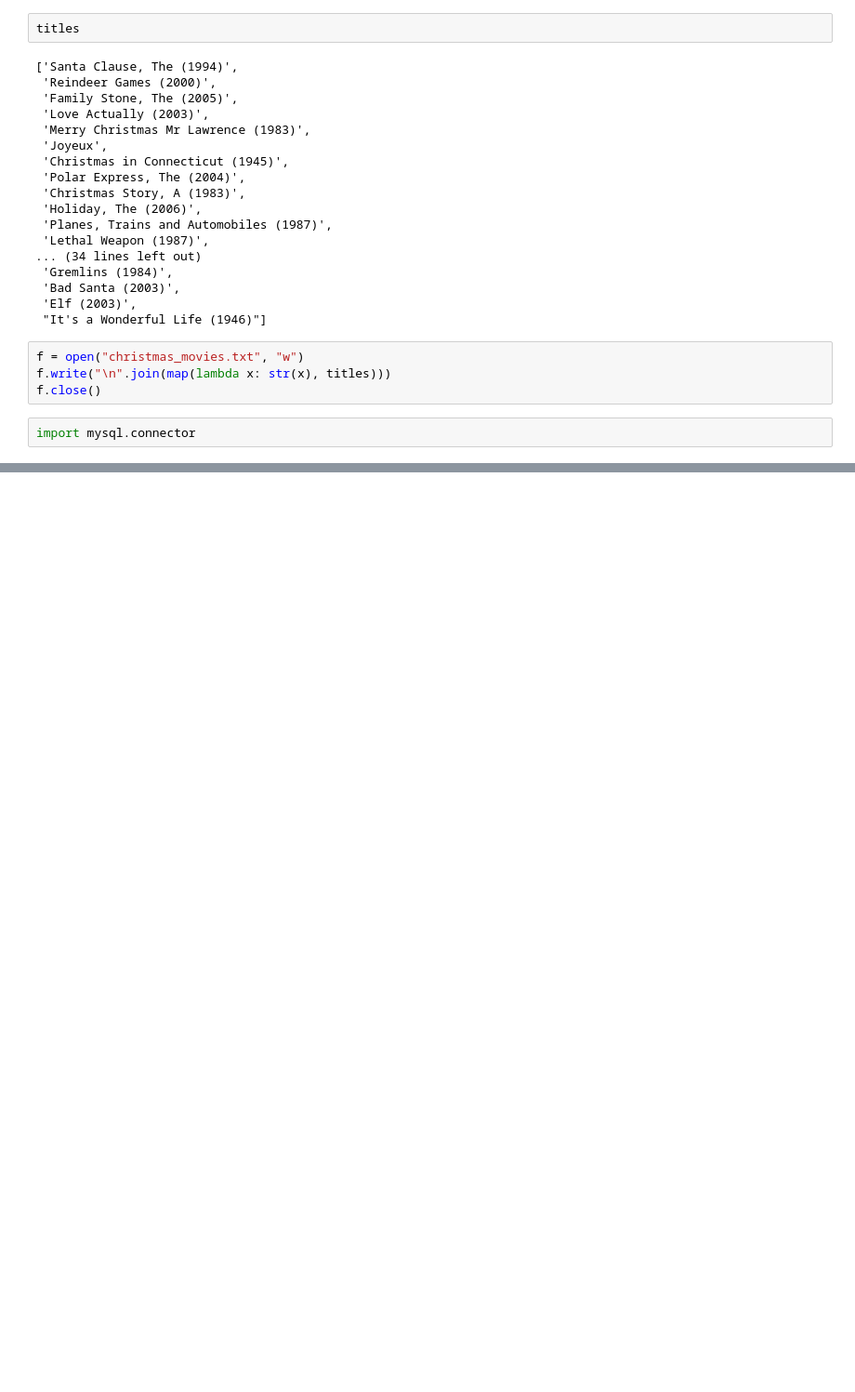
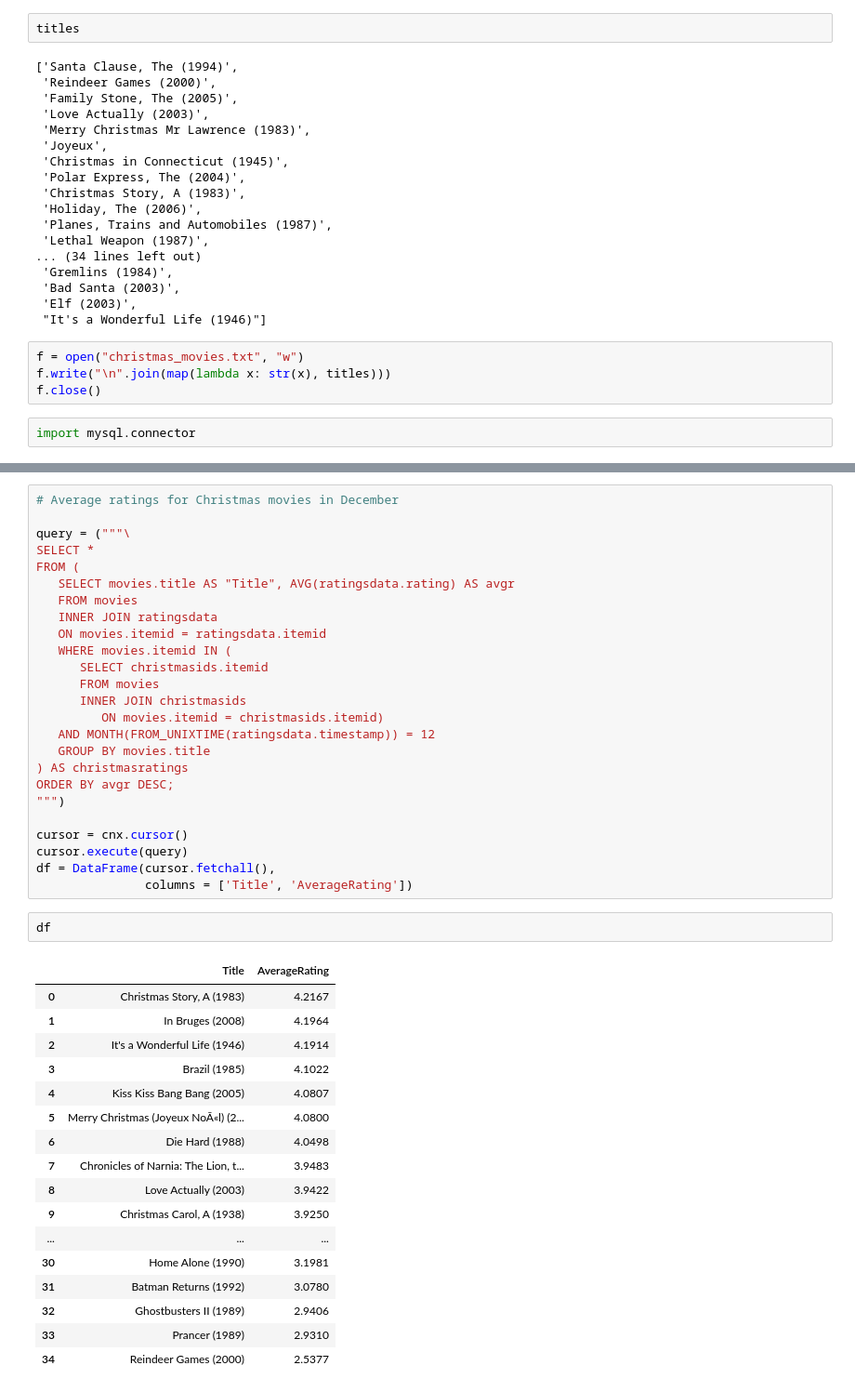
Before and after one commit to t-redactyl/MovieLens-analysis, a Jupyter notebook: Christmas movies scrapping.ipynb, the cells around one changed output, grey strips where cells are left out. Shown at 93% size. Drawn from its saved outputs; the diff is of its cells as text; blank space fills up the shorter version.

```diff
--- a/Christmas movies scrapping.ipynb
+++ b/Christmas movies scrapping.ipynb
@@ -122,0 +212,45 @@ Movie 3988 is called How the Grinch Stole Christmas (a.k.a. The Grinch) (2000) a
+# %%
+# Average ratings for Christmas movies in December
+
+query = ("""\
+SELECT *
+FROM (
+   SELECT movies.title AS "Title", AVG(ratingsdata.rating) AS avgr
+   FROM movies
+   INNER JOIN ratingsdata
+   ON movies.itemid = ratingsdata.itemid
+   WHERE movies.itemid IN (
+      SELECT christmasids.itemid
+      FROM movies
+      INNER JOIN christmasids
+         ON movies.itemid = christmasids.itemid)
+   AND MONTH(FROM_UNIXTIME(ratingsdata.timestamp)) = 12
+   GROUP BY movies.title
+) AS christmasratings
+ORDER BY avgr DESC;
+""")
+
+cursor = cnx.cursor()
+cursor.execute(query)
+df = DataFrame(cursor.fetchall(),
+               columns = ['Title', 'AverageRating'])
+# %%
+df
+# %% [output]
+|  | Title | AverageRating |
+| 0 | Christmas Story, A (1983) | 4.2167 |
+| 1 | In Bruges (2008) | 4.1964 |
+| 2 | It's a Wonderful Life (1946) | 4.1914 |
+| 3 | Brazil (1985) | 4.1022 |
+| 4 | Kiss Kiss Bang Bang (2005) | 4.0807 |
+| 5 | Merry Christmas (Joyeux NoÃ«l) (2... | 4.0800 |
+| 6 | Die Hard (1988) | 4.0498 |
+| 7 | Chronicles of Narnia: The Lion, t... | 3.9483 |
+| 8 | Love Actually (2003) | 3.9422 |
+| 9 | Christmas Carol, A (1938) | 3.9250 |
+| ... | ... | ... |
+| 30 | Home Alone (1990) | 3.1981 |
+| 31 | Batman Returns (1992) | 3.0780 |
+| 32 | Ghostbusters II (1989) | 2.9406 |
+| 33 | Prancer (1989) | 2.9310 |
+| 34 | Reindeer Games (2000) | 2.5377 |
```
Also changed, not shown: parts of 21 cells of this notebook, 2 other files.
